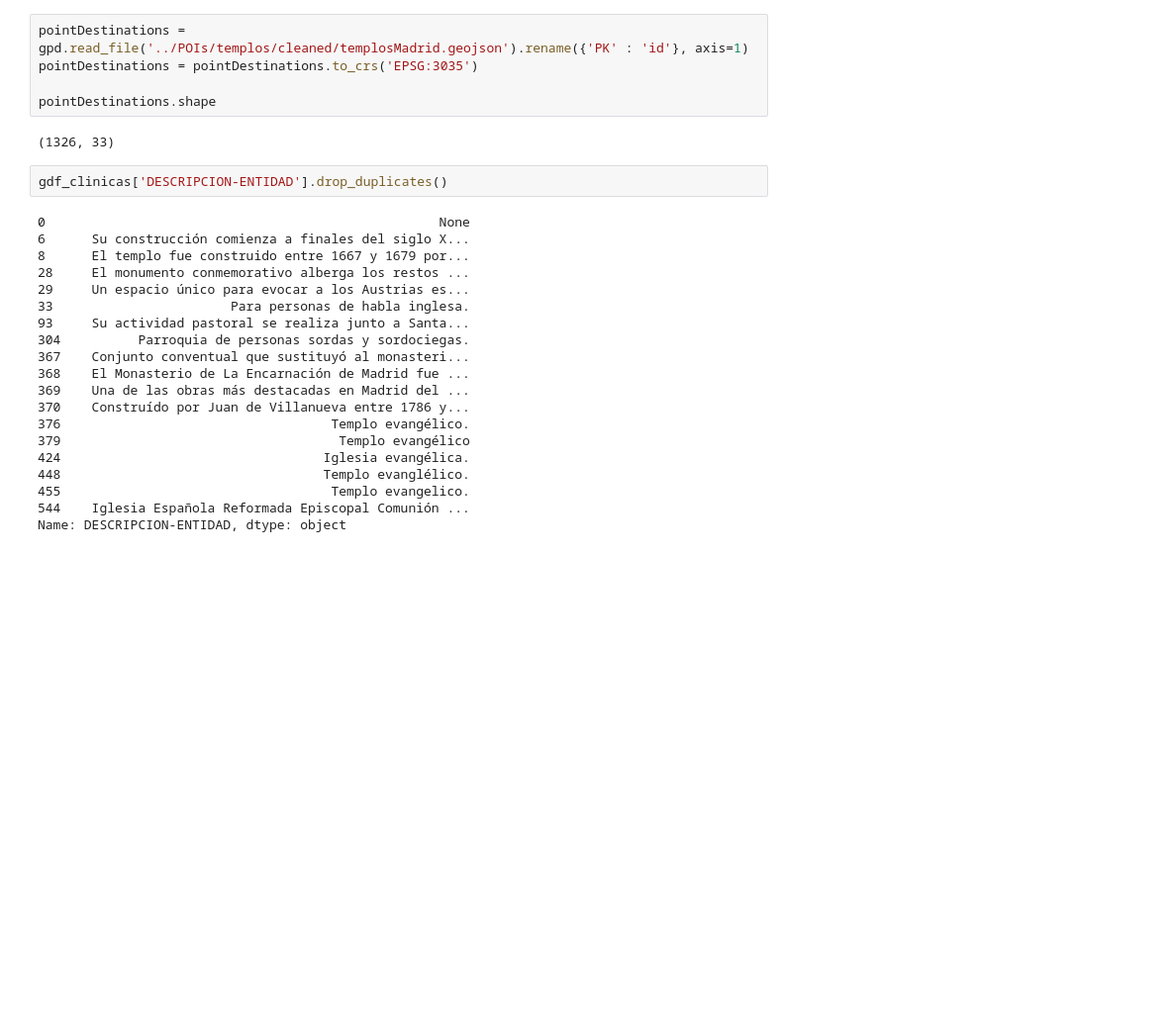
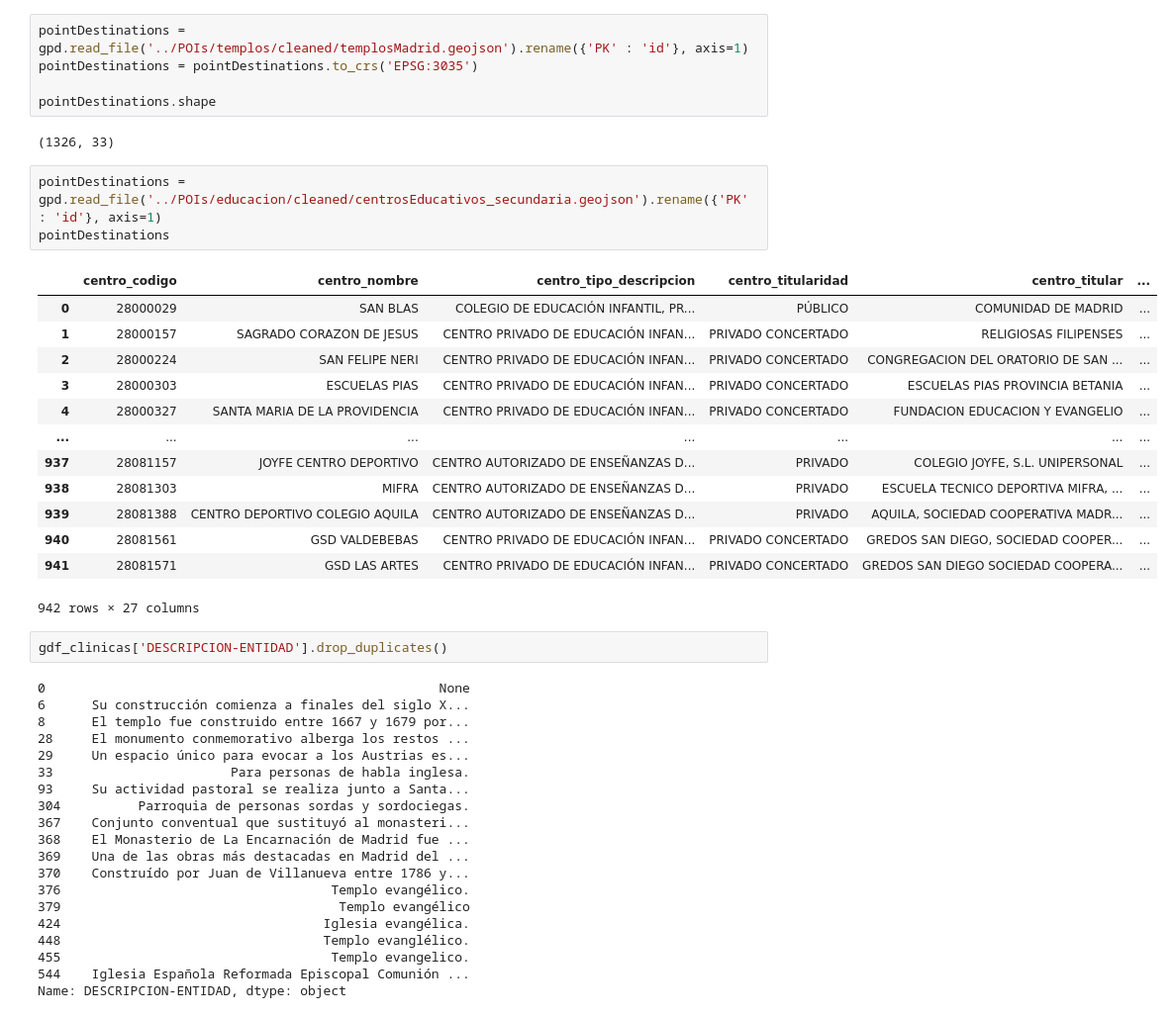
Before and after one commit to APapayaWarrior/madridAccessibility, a Jupyter notebook: Analysis/traveltimeMatrix.ipynb, the cells around one changed output. Shown: that part at 99% size. Cells and saved outputs as stored; diff of their text form; blank space fills up the shorter version.

```diff
--- a/Analysis/traveltimeMatrix.ipynb
+++ b/Analysis/traveltimeMatrix.ipynb
@@ -90,6 +91,23 @@ pointDestinations = pointDestinations.to_crs('EPSG:3035')
 pointDestinations.shape
 # %% [output]
 (1326, 33)
+# %%
+pointDestinations = gpd.read_file('../POIs/educacion/cleaned/centrosEducativos_secundaria.geojson').rename({'PK' : 'id'}, axis=1)
+pointDestinations
+# %% [output]
+|  | centro_codigo | centro_nombre | centro_tipo_descripcion | centro_titularidad | centro_titular | ... |
+| 0 | 28000029 | SAN BLAS | COLEGIO DE EDUCACIÓN INFANTIL, PR... | PÚBLICO | COMUNIDAD DE MADRID | ... |
+| 1 | 28000157 | SAGRADO CORAZON DE JESUS | CENTRO PRIVADO DE EDUCACIÓN INFAN... | PRIVADO CONCERTADO | RELIGIOSAS FILIPENSES | ... |
+| 2 | 28000224 | SAN FELIPE NERI | CENTRO PRIVADO DE EDUCACIÓN INFAN... | PRIVADO CONCERTADO | CONGREGACION DEL ORATORIO DE SAN ... | ... |
+| 3 | 28000303 | ESCUELAS PIAS | CENTRO PRIVADO DE EDUCACIÓN INFAN... | PRIVADO CONCERTADO | ESCUELAS PIAS PROVINCIA BETANIA | ... |
+| 4 | 28000327 | SANTA MARIA DE LA PROVIDENCIA | CENTRO PRIVADO DE EDUCACIÓN INFAN... | PRIVADO CONCERTADO | FUNDACION EDUCACION Y EVANGELIO | ... |
+| ... | ... | ... | ... | ... | ... | ... |
+| 937 | 28081157 | JOYFE CENTRO DEPORTIVO | CENTRO AUTORIZADO DE ENSEÑANZAS D... | PRIVADO | COLEGIO JOYFE, S.L. UNIPERSONAL | ... |
+| 938 | 28081303 | MIFRA | CENTRO AUTORIZADO DE ENSEÑANZAS D... | PRIVADO | ESCUELA TECNICO DEPORTIVA MIFRA, ... | ... |
+| 939 | 28081388 | CENTRO DEPORTIVO COLEGIO AQUILA | CENTRO AUTORIZADO DE ENSEÑANZAS D... | PRIVADO | AQUILA, SOCIEDAD COOPERATIVA MADR... | ... |
+| 940 | 28081561 | GSD VALDEBEBAS | CENTRO PRIVADO DE EDUCACIÓN INFAN... | PRIVADO CONCERTADO | GREDOS SAN DIEGO, SOCIEDAD COOPER... | ... |
+| 941 | 28081571 | GSD LAS ARTES | CENTRO PRIVADO DE EDUCACIÓN INFAN... | PRIVADO CONCERTADO | GREDOS SAN DIEGO SOCIEDAD COOPERA... | ... |
+942 rows × 27 columns
 # %%
 gdf_clinicas['DESCRIPCION-ENTIDAD'].drop_duplicates()
 # %% [output]
```
Also changed, not shown: parts of 1 cell of this notebook, 26 other files.
